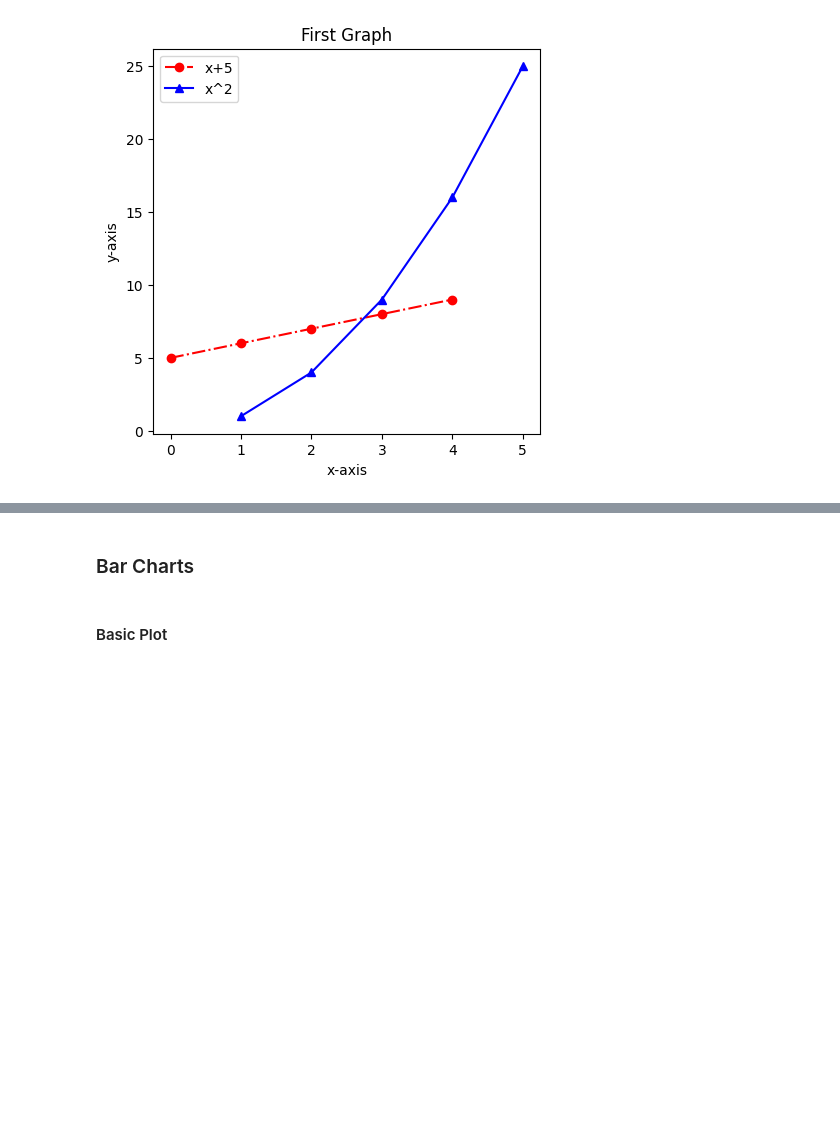
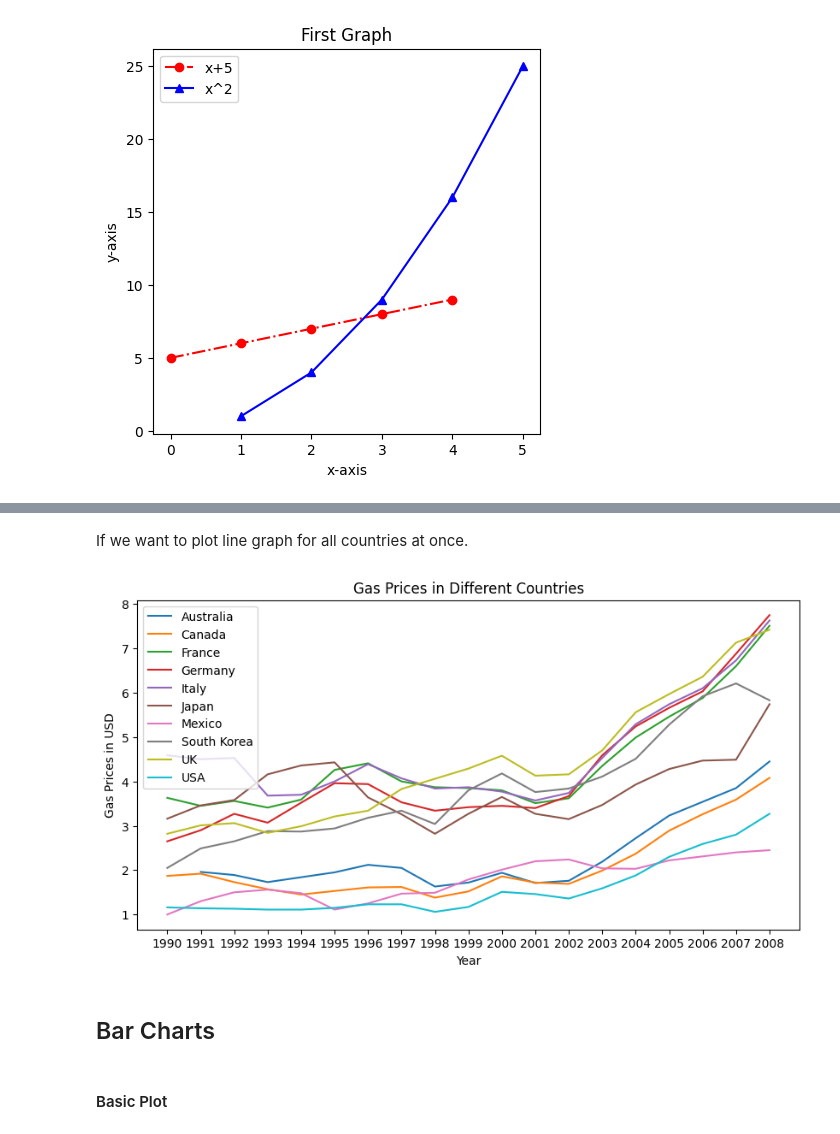
Before and after one commit to kushalprasadjoshi/python-for-scientists, a Jupyter notebook: 03-matplotlib.ipynb, the cells around one changed output, grey strips where cells are left out. Drawn from its saved outputs; the diff is of its cells as text; code cells hidden in the pictures; blank space fills up the shorter version.

```diff
--- a/03-matplotlib.ipynb
+++ b/03-matplotlib.ipynb
@@ -220,5 +286,30 @@ plt.show()
+# %% [markdown]
+If we want to plot line graph for all countries at once.
+# %%
+# Define the figure size
+plt.figure(figsize=(10, 5), dpi=100) # 10 inches wide and 5 inches tall
+
+# Set the title
+plt.title('Gas Prices in Different Countries')
+
+# Set the x-axis ticks for all the years having data
+plt.xticks(gas_prices.Year)
+
+# Set the xlabel and ylabel
+plt.xlabel('Year')
+plt.ylabel('Gas Prices in USD')
+
+# Plot the line graphs
+for country in gas_prices.columns[1:]:
+    plt.plot(gas_prices.Year, gas_prices[country], label=country)
+
+
+plt.legend() # Show legend (label of graph)
+plt.show() # Show graph
+# %% [output]
+[figure, added]
 # %% [markdown]
-### Bar Charts
+## Bar Charts
 # %% [markdown]
 #### Basic Plot
 # %%
```
Also changed, not shown: parts of 19 cells of this notebook.
